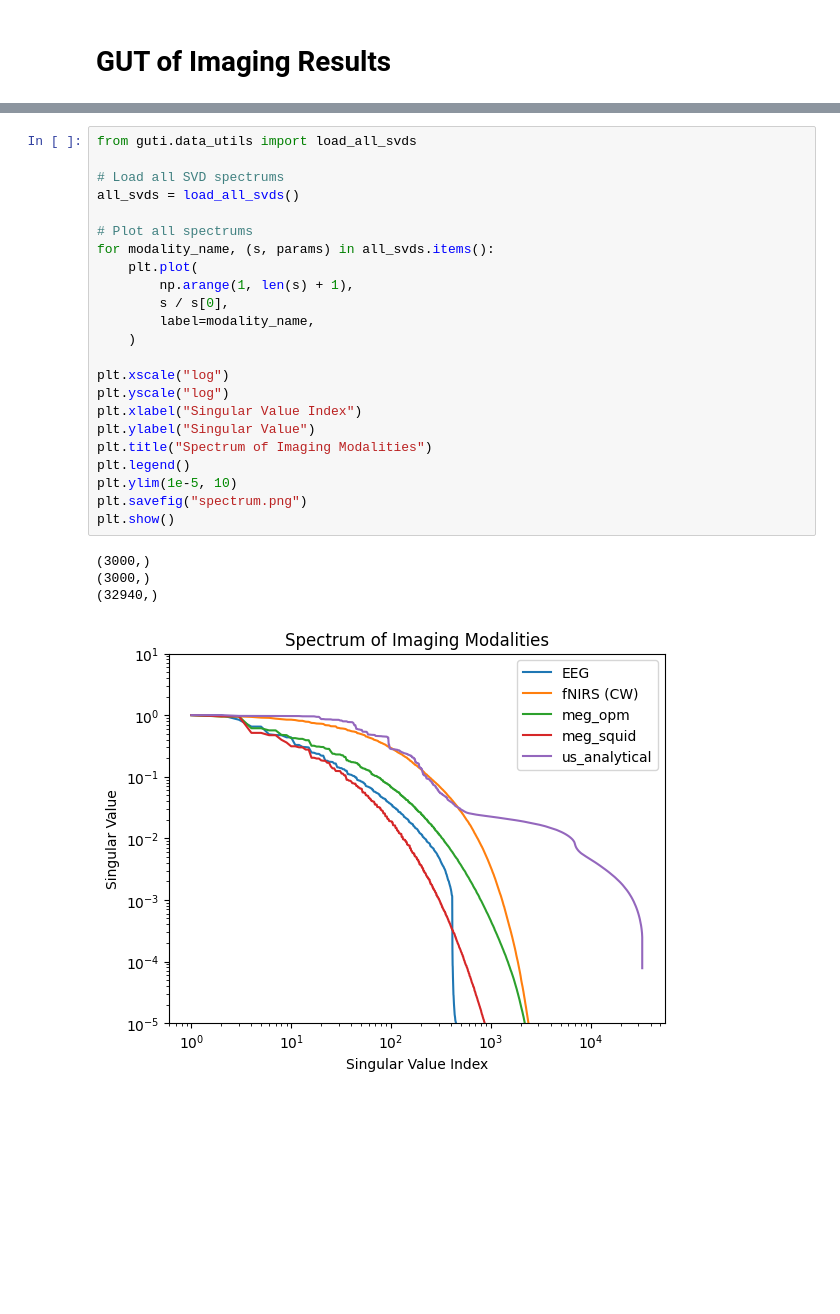
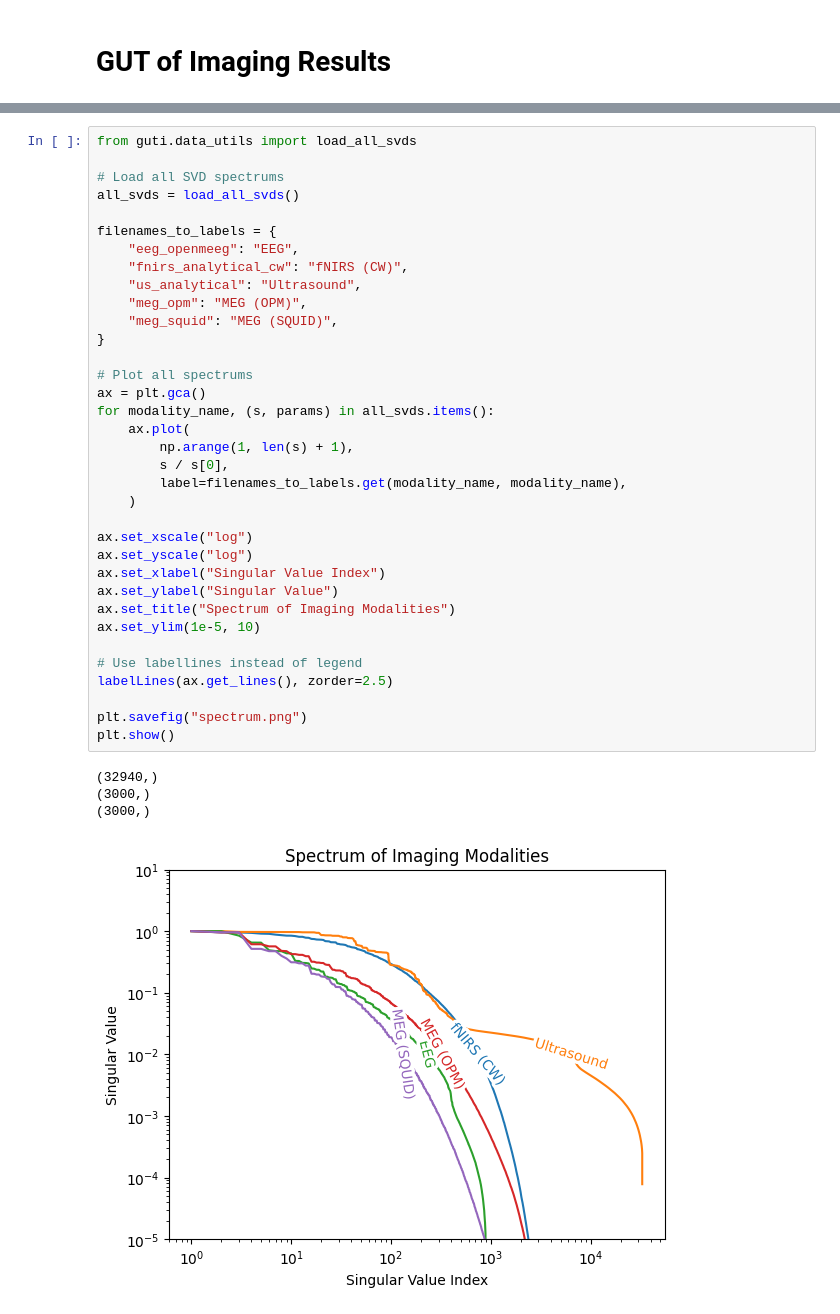
Before and after one commit to rhotter/guti, a Jupyter notebook: results.ipynb, the cells around one changed output, grey strips where cells are left out. Cells and saved outputs as stored; diff of their text form; blank space fills up the shorter version.

Commit message:
add label lines

```diff
--- a/results.ipynb
+++ b/results.ipynb
@@ -11,31 +9,43 @@ The autoreload extension is already loaded. To reload it, use:
 # %%
 from guti.data_utils import load_all_svds
 
 # Load all SVD spectrums
 all_svds = load_all_svds()
 
+filenames_to_labels = {
+    "eeg_openmeeg": "EEG",
+    "fnirs_analytical_cw": "fNIRS (CW)",
+    "us_analytical": "Ultrasound",
+    "meg_opm": "MEG (OPM)",
+    "meg_squid": "MEG (SQUID)",
+}
+
 # Plot all spectrums
+ax = plt.gca()
 for modality_name, (s, params) in all_svds.items():
-    plt.plot(
+    ax.plot(
         np.arange(1, len(s) + 1),
         s / s[0],
-        label=modality_name,
+        label=filenames_to_labels.get(modality_name, modality_name),
     )
 
-plt.xscale("log")
-plt.yscale("log")
-plt.xlabel("Singular Value Index")
-plt.ylabel("Singular Value")
-plt.title("Spectrum of Imaging Modalities")
-plt.legend()
-plt.ylim(1e-5, 10)
+ax.set_xscale("log")
+ax.set_yscale("log")
+ax.set_xlabel("Singular Value Index")
+ax.set_ylabel("Singular Value")
+ax.set_title("Spectrum of Imaging Modalities")
+ax.set_ylim(1e-5, 10)
+
+# Use labellines instead of legend
+labelLines(ax.get_lines(), zorder=2.5)
+
 plt.savefig("spectrum.png")
 plt.show()
 # %% [output]
+(32940,)
 (3000,)
 (3000,)
-(32940,)
-[figure, old version]
+[figure, new version]
 # %%
 from guti.core import get_bitrate_channel_capacity
 
```
Also changed, not shown: parts of 2 cells of this notebook, 2 other files.
